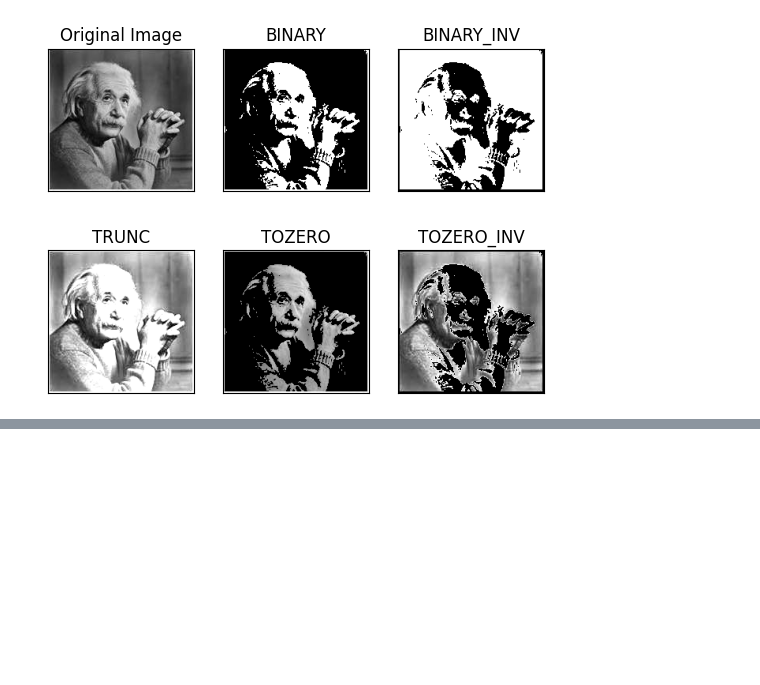
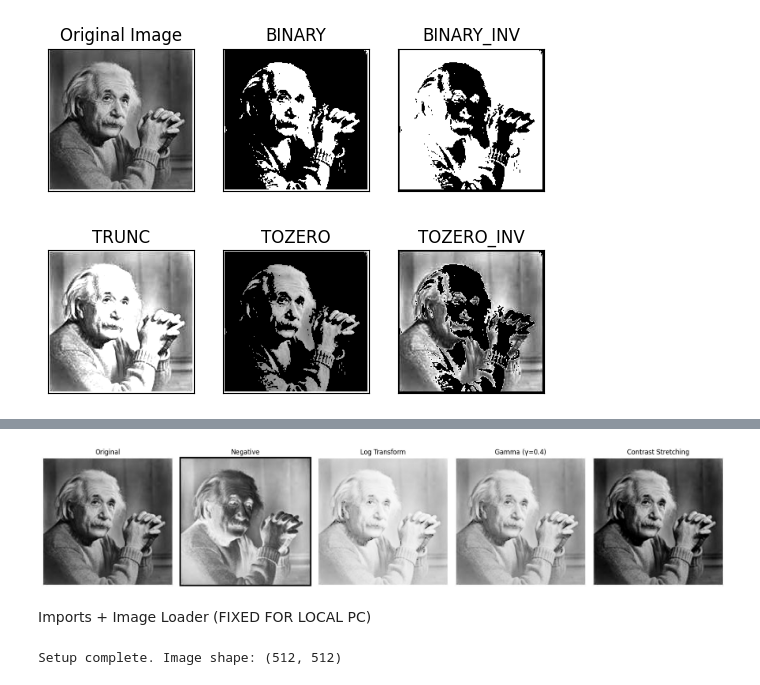
Before and after one commit to RedDragonX-7/ImageProcessing, a Jupyter notebook: lab2.ipynb, the cells around one changed output, grey strips where cells are left out. Saved outputs shown, nothing was run; the diff lists cells and outputs as text; code cells hidden in the pictures; blank space fills up the shorter version.

```diff
--- a/lab2.ipynb
+++ b/lab2.ipynb
@@ -58,0 +63,79 @@ plt.show()
+# %%
+import cv2
+import numpy as np
+import matplotlib.pyplot as plt
+
+# Load a sample grayscale image. Use your own file if needed.
+img_gray = cv2.imread('b.jpg', cv2.IMREAD_GRAYSCALE)
+if img_gray is None:
+    img_gray = cv2.resize(np.linspace(0, 255, 512*512, dtype=np.uint8).reshape(512, 512), (512, 512))
+
+negative = 255 - img_gray
+log_transformed = np.uint8(255 * np.log1p(img_gray) / np.log(256))
+gamma = 0.4
+gamma_transformed = np.uint8(255 * ((img_gray / 255.0) ** gamma))
+
+# Manual contrast stretching: map [p2, p98] to [0, 255]
+p2, p98 = np.percentile(img_gray, (2, 98))
+contrast_stretched = np.clip((img_gray - p2) * 255.0 / (p98 - p2), 0, 255).astype(np.uint8)
+
+images = [img_gray, negative, log_transformed, gamma_transformed, contrast_stretched]
+titles = ['Original', 'Negative', 'Log Transform', f'Gamma (γ={gamma})', 'Contrast Stretching']
+
+plt.figure(figsize=(18, 4))
+for i, (image, title) in enumerate(zip(images, titles), start=1):
+    plt.subplot(1, 5, i)
+    plt.imshow(image, cmap='gray')
+    plt.title(title)
+    plt.axis('off')
+plt.tight_layout()
+plt.show()
+# %% [output]
+[figure, added]
+# %% [markdown]
+Imports + Image Loader (FIXED FOR LOCAL PC)
+# %%
+import cv2
+import numpy as np
+import matplotlib.pyplot as plt
+
+# ----------------------------
+# Helper: display images
+# ----------------------------
+def show(images, titles, cmap_list=None, figsize=(16, 4)):
+    n = len(images)
+    if cmap_list is None:
+        cmap_list = ['gray'] * n
+
+    fig, axes = plt.subplots(1, n, figsize=figsize)
+    if n == 1:
+        axes = [axes]
+
+    for ax, img, title, cmap in zip(axes, images, titles, cmap_list):
+        ax.imshow(img, cmap=cmap)
+        ax.set_title(title, fontsize=12, fontweight='bold')
+        ax.axis('off')
+
+    plt.tight_layout()
+    plt.show()
+
+
+# ----------------------------
+# Load image (LOCAL VERSION)
+# ----------------------------
+
+# OPTION 1: Load your own image (recommended)
+# img_gray = cv2.imread("your_image.jpg", cv2.IMREAD_GRAYSCALE)
+
+# OPTION 2: fallback test image from OpenCV (no skimage needed)
+img_gray = cv2.imread(cv2.samples.findFile("b.jpg"), cv2.IMREAD_GRAYSCALE)
+
+# If lena not available, create synthetic image
+if img_gray is None:
+    img_gray = np.tile(np.linspace(0, 255, 512, dtype=np.uint8), (512, 1))
+
+img_gray = cv2.resize(img_gray, (512, 512))
+
+print("Setup complete. Image shape:", img_gray.shape)
+# %% [output]
+Setup complete. Image shape: (512, 512)
```
Also changed, not shown: parts of 11 cells of this notebook.
